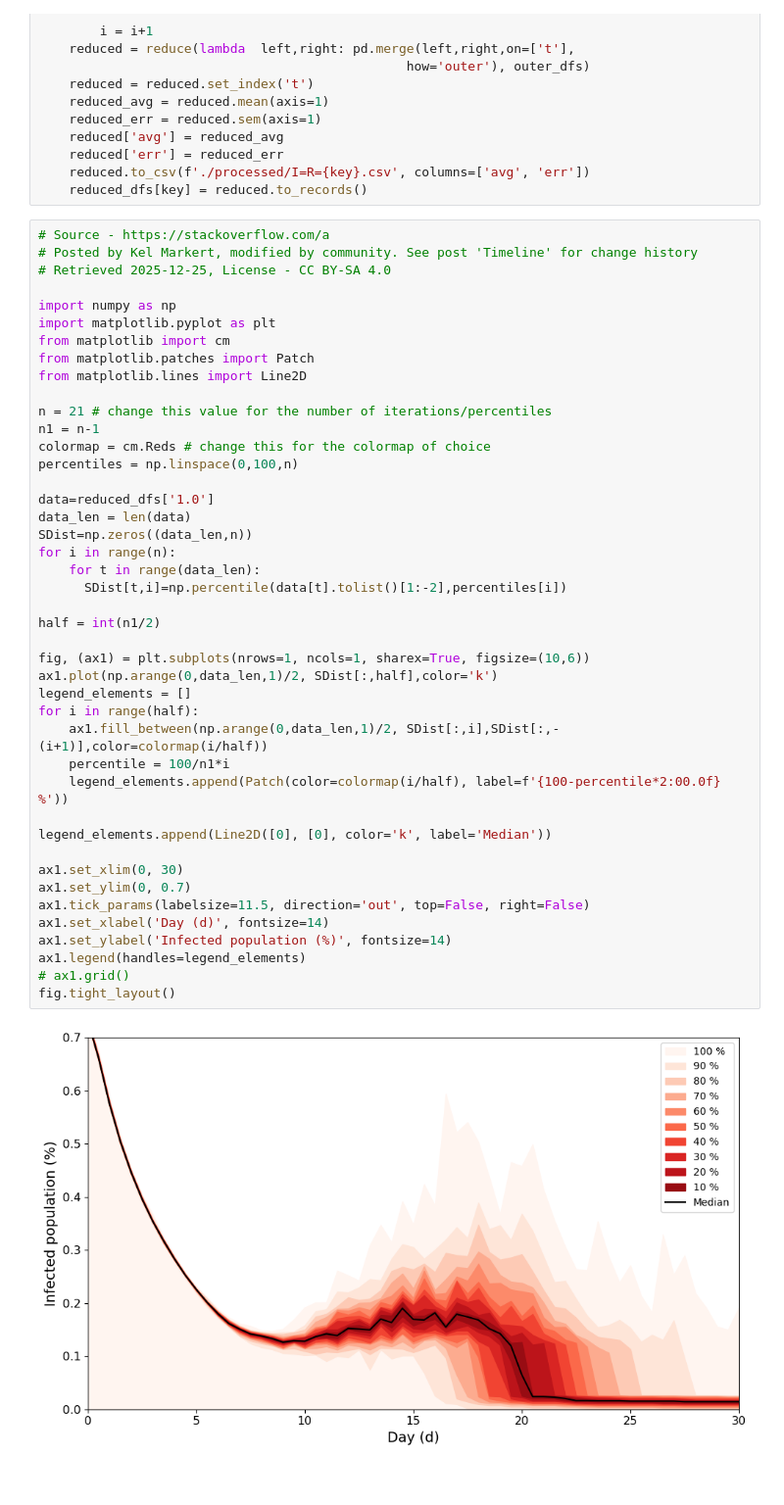
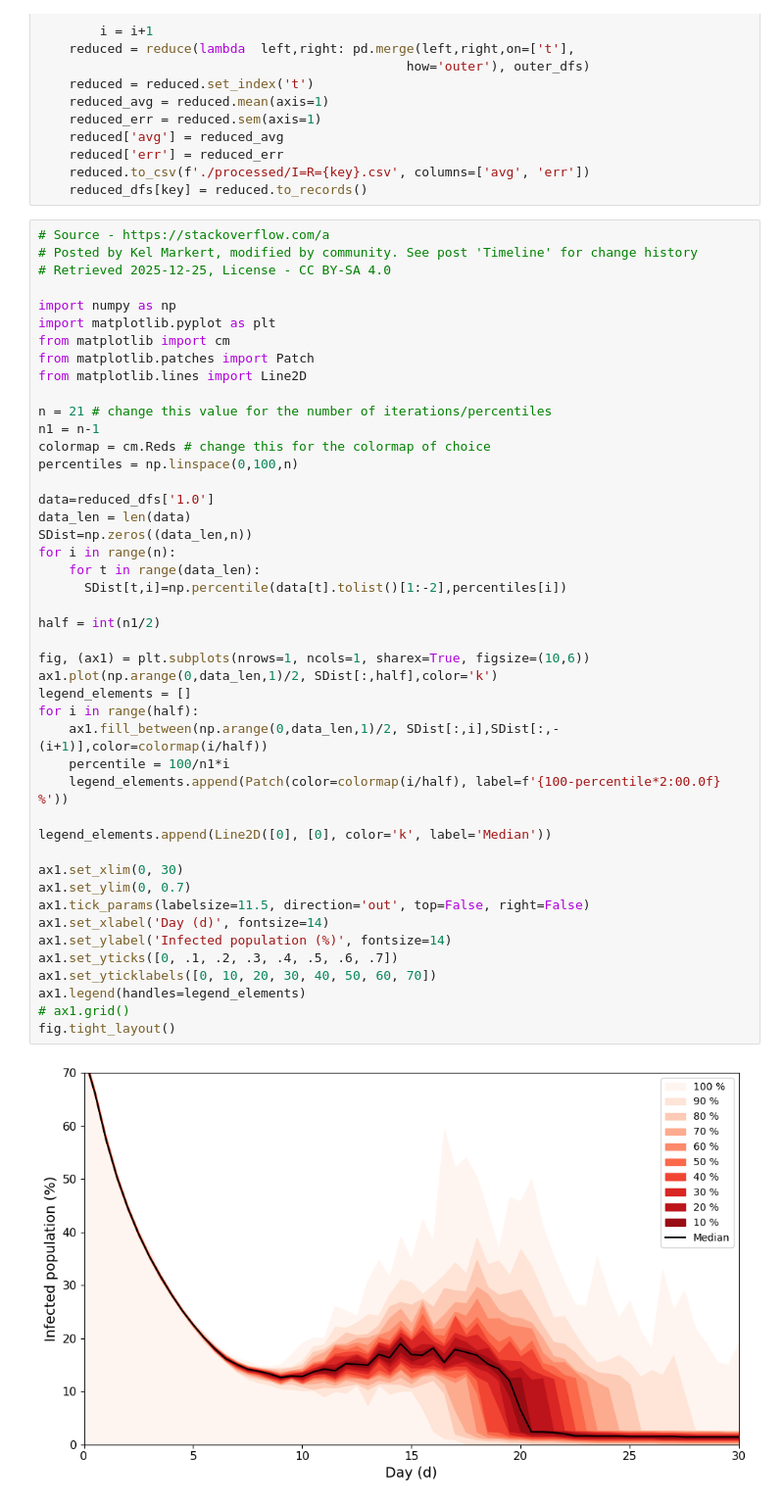
Before and after one commit to AdriRed/epidemics-tfg, a Jupyter notebook: post-process-data.ipynb, the cells around one changed output. Shown: that part at 98% size. Cells and saved outputs as stored; diff of their text form.

Commit message:
fixed chart

```diff
--- a/post-process-data.ipynb
+++ b/post-process-data.ipynb
@@ -119,31 +119,33 @@ colormap = cm.Reds # change this for the colormap of choice
 percentiles = np.linspace(0,100,n)
 
 data=reduced_dfs['1.0']
 data_len = len(data)
 SDist=np.zeros((data_len,n))
 for i in range(n):
     for t in range(data_len):
       SDist[t,i]=np.percentile(data[t].tolist()[1:-2],percentiles[i])
 
 half = int(n1/2)
 
 fig, (ax1) = plt.subplots(nrows=1, ncols=1, sharex=True, figsize=(10,6))
 ax1.plot(np.arange(0,data_len,1)/2, SDist[:,half],color='k')
 legend_elements = []
 for i in range(half):
     ax1.fill_between(np.arange(0,data_len,1)/2, SDist[:,i],SDist[:,-(i+1)],color=colormap(i/half))
     percentile = 100/n1*i
     legend_elements.append(Patch(color=colormap(i/half), label=f'{100-percentile*2:00.0f} %'))
 
 legend_elements.append(Line2D([0], [0], color='k', label='Median'))
 
 ax1.set_xlim(0, 30)
 ax1.set_ylim(0, 0.7)
 ax1.tick_params(labelsize=11.5, direction='out', top=False, right=False)
 ax1.set_xlabel('Day (d)', fontsize=14)
 ax1.set_ylabel('Infected population (%)', fontsize=14)
+ax1.set_yticks([0, .1, .2, .3, .4, .5, .6, .7])
+ax1.set_yticklabels([0, 10, 20, 30, 40, 50, 60, 70])
 ax1.legend(handles=legend_elements)
 # ax1.grid()
 fig.tight_layout()
 # %% [output]
-[figure, old version]
+[figure, new version]
```
